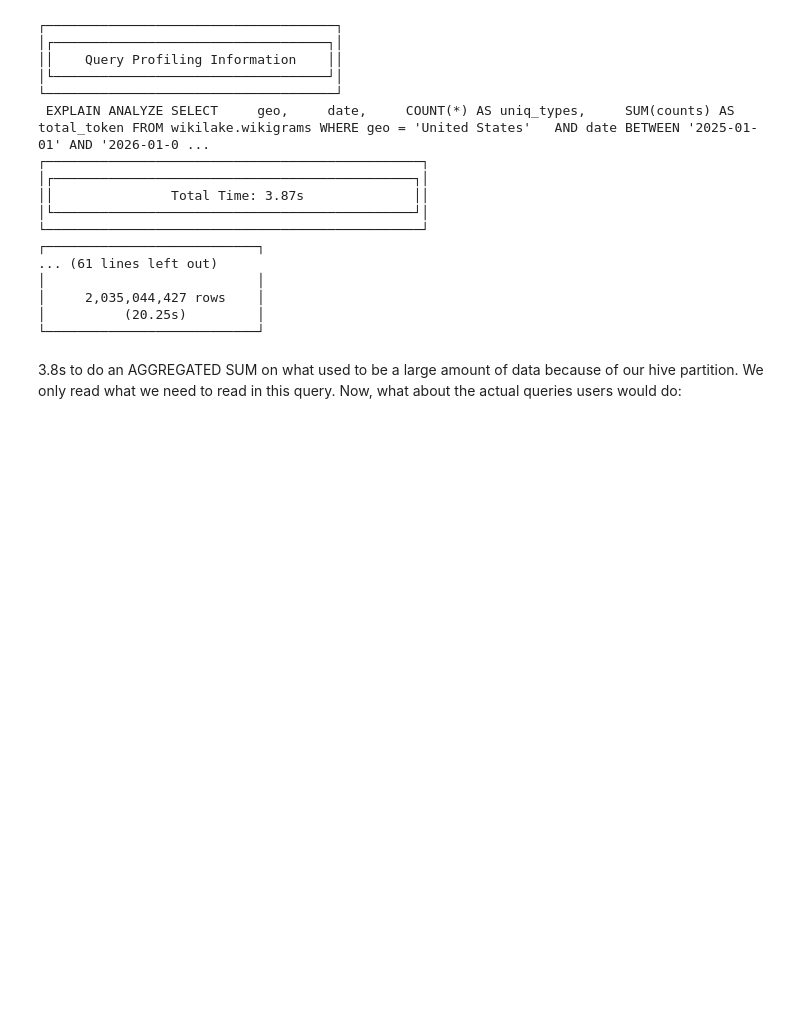
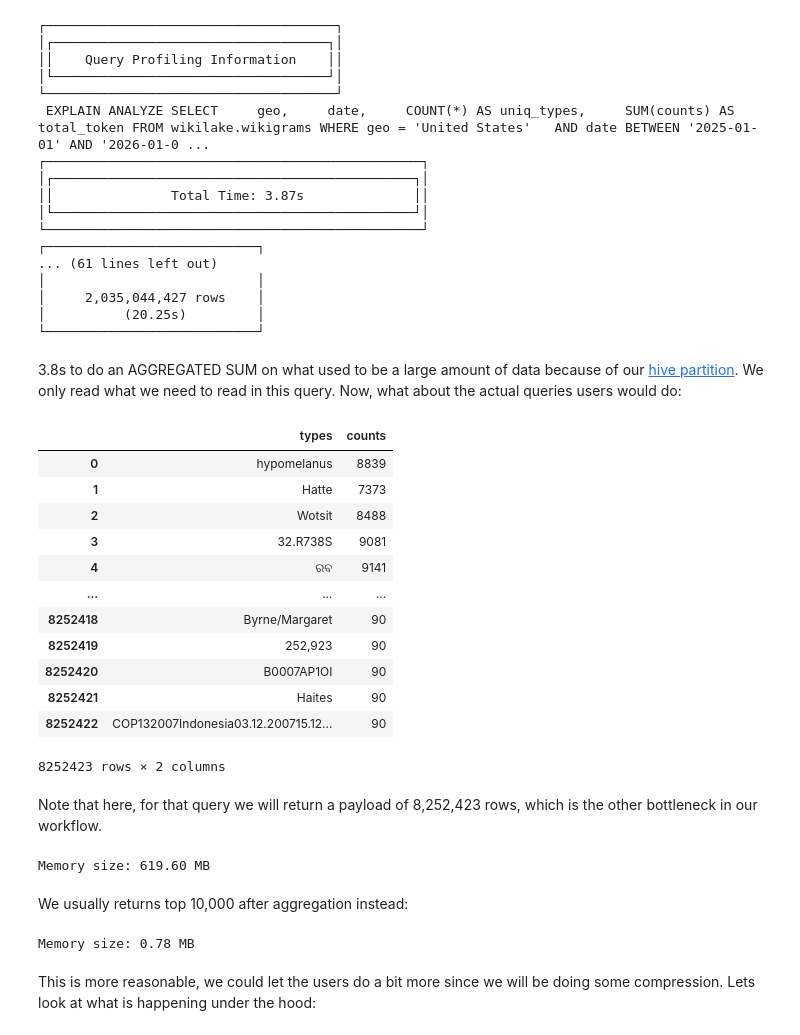
Before and after one commit to Vermont-Complex-Systems/wikigrams, a Jupyter notebook: getting-started.ipynb, the cells around one changed output. Saved outputs shown, nothing was run; the diff lists cells and outputs as text; code cells hidden in the pictures; blank space fills up the shorter version.

```diff
--- a/getting-started.ipynb
+++ b/getting-started.ipynb
@@ -151,4 +233,4 @@ for row in plan_html:
 │          (20.25s)         │
 └───────────────────────────┘
 # %% [markdown]
-3.8s to do an AGGREGATED SUM on what used to be a large amount of data because of our hive partition. We only read what we need to read in this query. Now, what about the actual queries users would do:
+3.8s to do an AGGREGATED SUM on what used to be a large amount of data because of our [hive partition](https://duckdb.org/docs/stable/data/partitioning/hive_partitioning). We only read what we need to read in this query. Now, what about the actual queries users would do:
@@ -154,0 +244,24 @@ for row in plan_html:
+# %%
+result_df
+# %% [output]
+|  | types | counts |
+| 0 | hypomelanus | 8839 |
+| 1 | Hatte | 7373 |
+| 2 | Wotsit | 8488 |
+| 3 | 32.R738S | 9081 |
+| 4 | ରବ | 9141 |
+| ... | ... | ... |
+| 8252418 | Byrne/Margaret | 90 |
+| 8252419 | 252,923 | 90 |
+| 8252420 | B0007AP1OI | 90 |
+| 8252421 | Haites | 90 |
+| 8252422 | COP132007Indonesia03.12.200715.12... | 90 |
+8252423 rows × 2 columns
+# %% [markdown]
+Note that here, for that query we will return a payload of 8,252,423 rows, which is the other bottleneck in our workflow.
+# %%
+print(f"Memory size: {result_df.memory_usage(deep=True).sum() / 1024**2:.2f} MB")
+# %% [output]
+Memory size: 619.60 MB
+# %% [markdown]
+We usually returns top 10,000 after aggregation instead:
@@ -155,3 +277,9 @@ for row in plan_html:
+# %%
+print(f"Memory size: {result_df.memory_usage(deep=True).sum() / 1024**2:.2f} MB")
+# %% [output]
+Memory size: 0.78 MB
+# %% [markdown]
+This is more reasonable, we could let the users do a bit more since we will be doing some compression. Lets look at what is happening under the hood:
 # %%
 plan_html = conn.execute("""
 EXPLAIN ANALYZE
```
Also changed, not shown: parts of 20 cells of this notebook, 7 other files.
